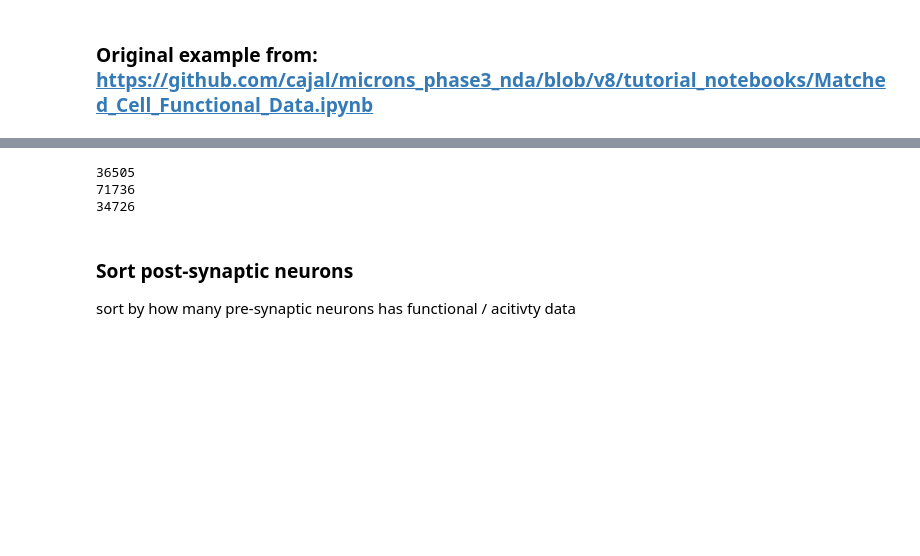
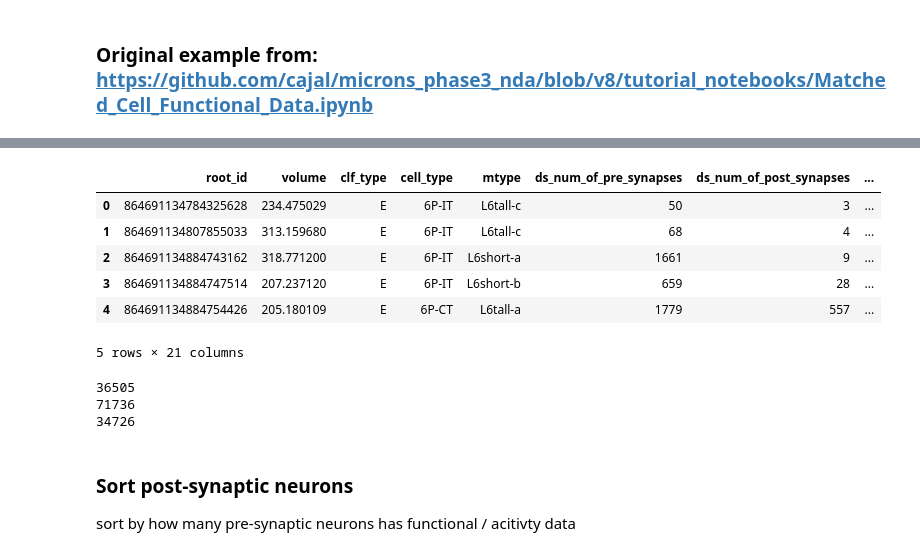
Before and after one commit to deangeckt/Dendro-Synaptome, a Jupyter notebook: analysis/activity_exploration.ipynb, the cells around one changed output, grey strips where cells are left out. Cells and saved outputs as stored; diff of their text form; code cells hidden in the pictures; blank space fills up the shorter version.

```diff
--- a/analysis/activity_exploration.ipynb
+++ b/analysis/activity_exploration.ipynb
@@ -26,8 +27,16 @@ co_df.head()
 | 3 | 290596 | 2020-09-28 22:41:22.519134+00:00 | t | 251.790459 | 89656239713364965 | 864691135338589414 | 4 | 2024-05-23 16:26:39.795104+00:00 | t | ... |
 | 4 | 578537 | 2020-09-28 22:41:28.675248+00:00 | t | 246.512845 | 112031301338636911 | 864691135291722934 | 5 | 2024-05-23 16:26:39.795684+00:00 | t | ... |
 # %%
-# neurons_df = pd.read_csv('data/connectome_neurons.csv')
-# neurons_df.head()
+neurons_df = pd.read_csv('data/connectome_neurons.csv',index_col=0)
+neurons_df.head()
+# %% [output]
+|  | root_id | volume | clf_type | cell_type | mtype | ds_num_of_pre_synapses | ds_num_of_post_synapses | ... |
+| 0 | 864691134784325628 | 234.475029 | E | 6P-IT | L6tall-c | 50 | 3 | ... |
+| 1 | 864691134807855033 | 313.159680 | E | 6P-IT | L6tall-c | 68 | 4 | ... |
+| 2 | 864691134884743162 | 318.771200 | E | 6P-IT | L6short-a | 1661 | 9 | ... |
+| 3 | 864691134884747514 | 207.237120 | E | 6P-IT | L6short-b | 659 | 28 | ... |
+| 4 | 864691134884754426 | 205.180109 | E | 6P-CT | L6tall-a | 1779 | 557 | ... |
+5 rows × 21 columns
 # %%
 neuron_w_activity_ids = set(co_df.pt_root_id)
 print(len(neuron_w_activity_ids))
```
Also changed, not shown: parts of 5 cells of this notebook.
